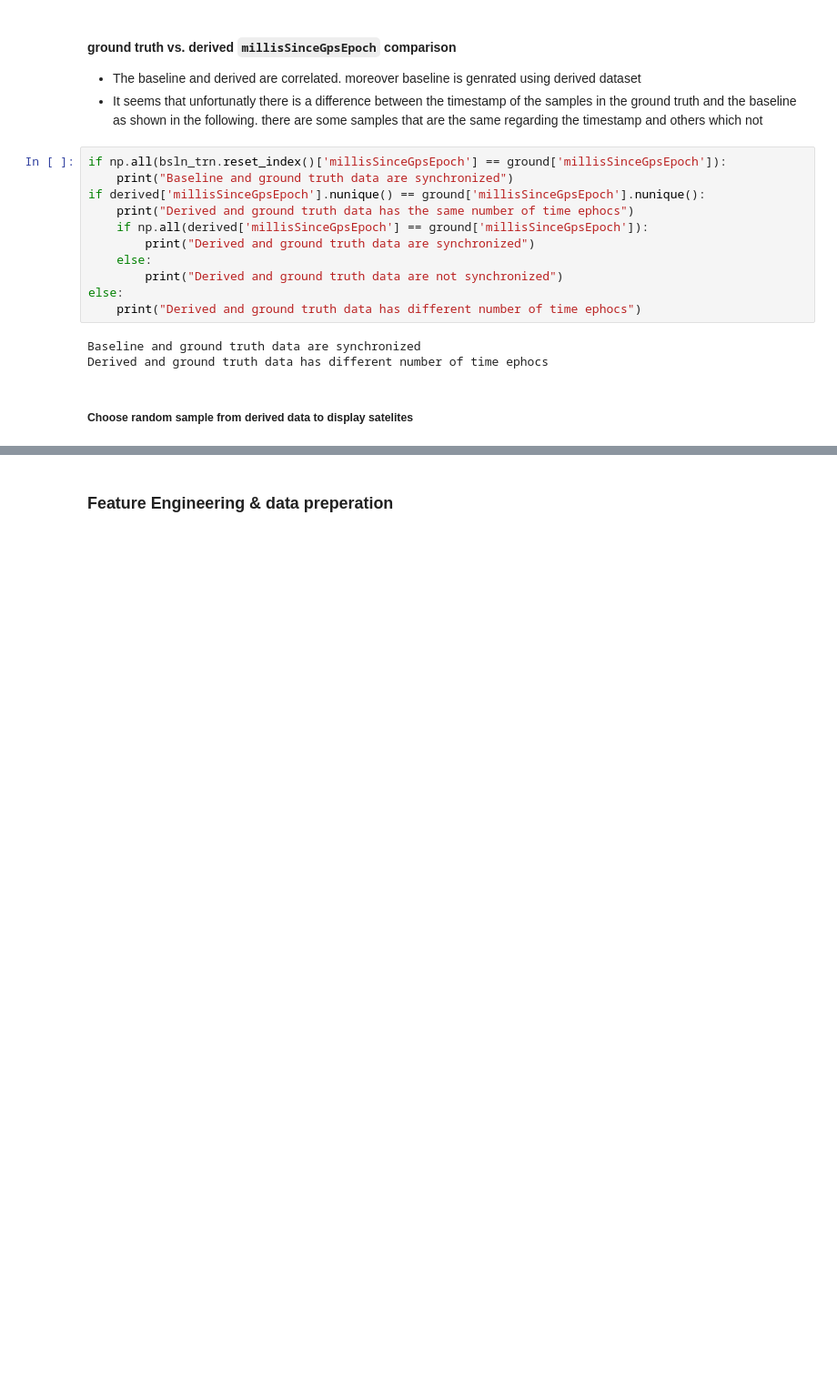
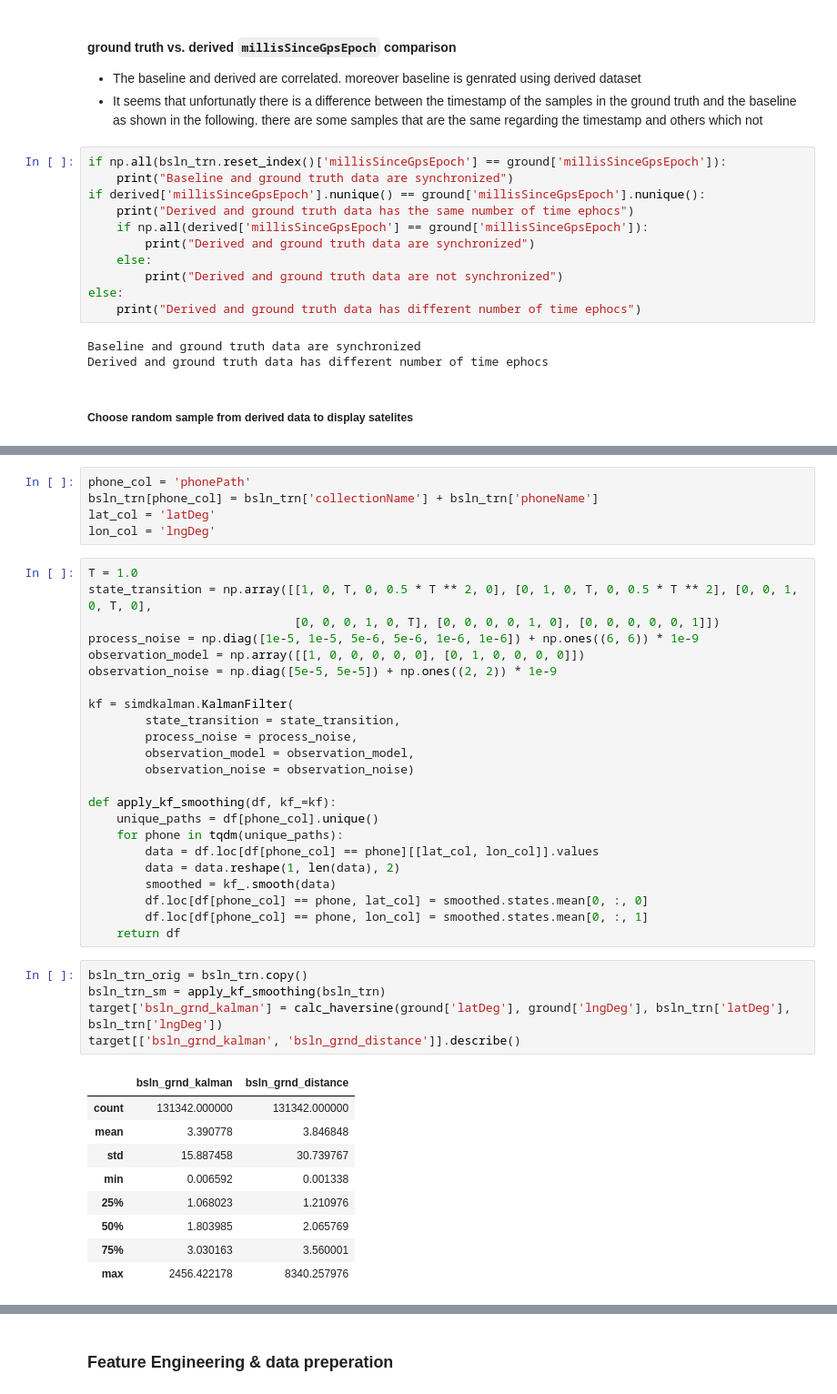
Before and after one commit to shacharhelmer/GNSS-Google, a Jupyter notebook: googlegnss.ipynb, the cells around one changed output, grey strips where cells are left out. Shown at 91% size. Cells and saved outputs as stored; diff of their text form; blank space fills up the shorter version.

```diff
--- a/googlegnss.ipynb
+++ b/googlegnss.ipynb
@@ -240,0 +253,43 @@ plt.show()
+# %%
+phone_col = 'phonePath'
+bsln_trn[phone_col] = bsln_trn['collectionName'] + bsln_trn['phoneName']
+lat_col = 'latDeg'
+lon_col = 'lngDeg'
+# %%
+T = 1.0
+state_transition = np.array([[1, 0, T, 0, 0.5 * T ** 2, 0], [0, 1, 0, T, 0, 0.5 * T ** 2], [0, 0, 1, 0, T, 0],
+                             [0, 0, 0, 1, 0, T], [0, 0, 0, 0, 1, 0], [0, 0, 0, 0, 0, 1]])
+process_noise = np.diag([1e-5, 1e-5, 5e-6, 5e-6, 1e-6, 1e-6]) + np.ones((6, 6)) * 1e-9
+observation_model = np.array([[1, 0, 0, 0, 0, 0], [0, 1, 0, 0, 0, 0]])
+observation_noise = np.diag([5e-5, 5e-5]) + np.ones((2, 2)) * 1e-9
+
+kf = simdkalman.KalmanFilter(
+        state_transition = state_transition,
+        process_noise = process_noise,
+        observation_model = observation_model,
+        observation_noise = observation_noise)
+
+def apply_kf_smoothing(df, kf_=kf):
+    unique_paths = df[phone_col].unique()
+    for phone in tqdm(unique_paths):
+        data = df.loc[df[phone_col] == phone][[lat_col, lon_col]].values
+        data = data.reshape(1, len(data), 2)
+        smoothed = kf_.smooth(data)
+        df.loc[df[phone_col] == phone, lat_col] = smoothed.states.mean[0, :, 0]
+        df.loc[df[phone_col] == phone, lon_col] = smoothed.states.mean[0, :, 1]
+    return df
+# %%
+bsln_trn_orig = bsln_trn.copy()
+bsln_trn_sm = apply_kf_smoothing(bsln_trn)
+target['bsln_grnd_kalman'] = calc_haversine(ground['latDeg'], ground['lngDeg'], bsln_trn['latDeg'], bsln_trn['lngDeg'])
+target[['bsln_grnd_kalman', 'bsln_grnd_distance']].describe()
+# %% [output]
+|  | bsln_grnd_kalman | bsln_grnd_distance |
+| count | 131342.000000 | 131342.000000 |
+| mean | 3.390778 | 3.846848 |
+| std | 15.887458 | 30.739767 |
+| min | 0.006592 | 0.001338 |
+| 25% | 1.068023 | 1.210976 |
+| 50% | 1.803985 | 2.065769 |
+| 75% | 3.030163 | 3.560001 |
+| max | 2456.422178 | 8340.257976 |
```
Also changed, not shown: parts of 56 cells of this notebook, 2 other files.
